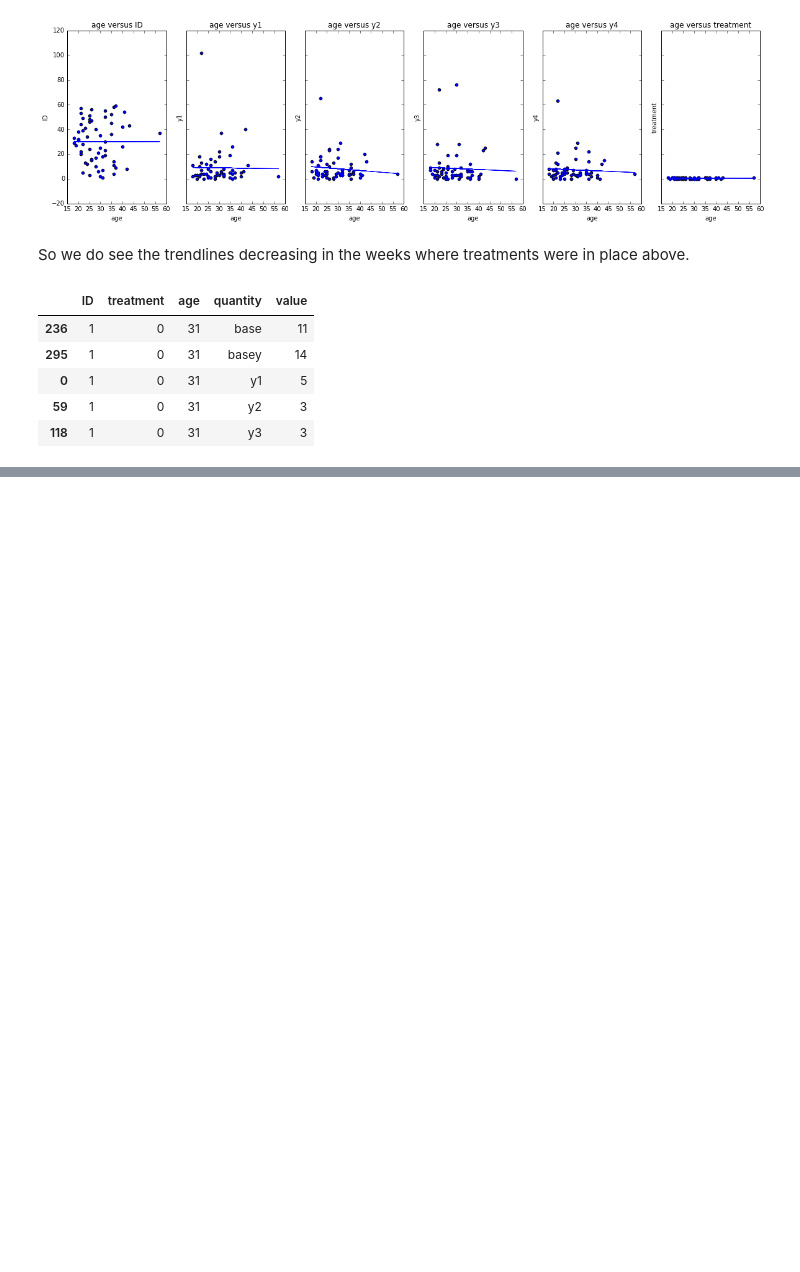
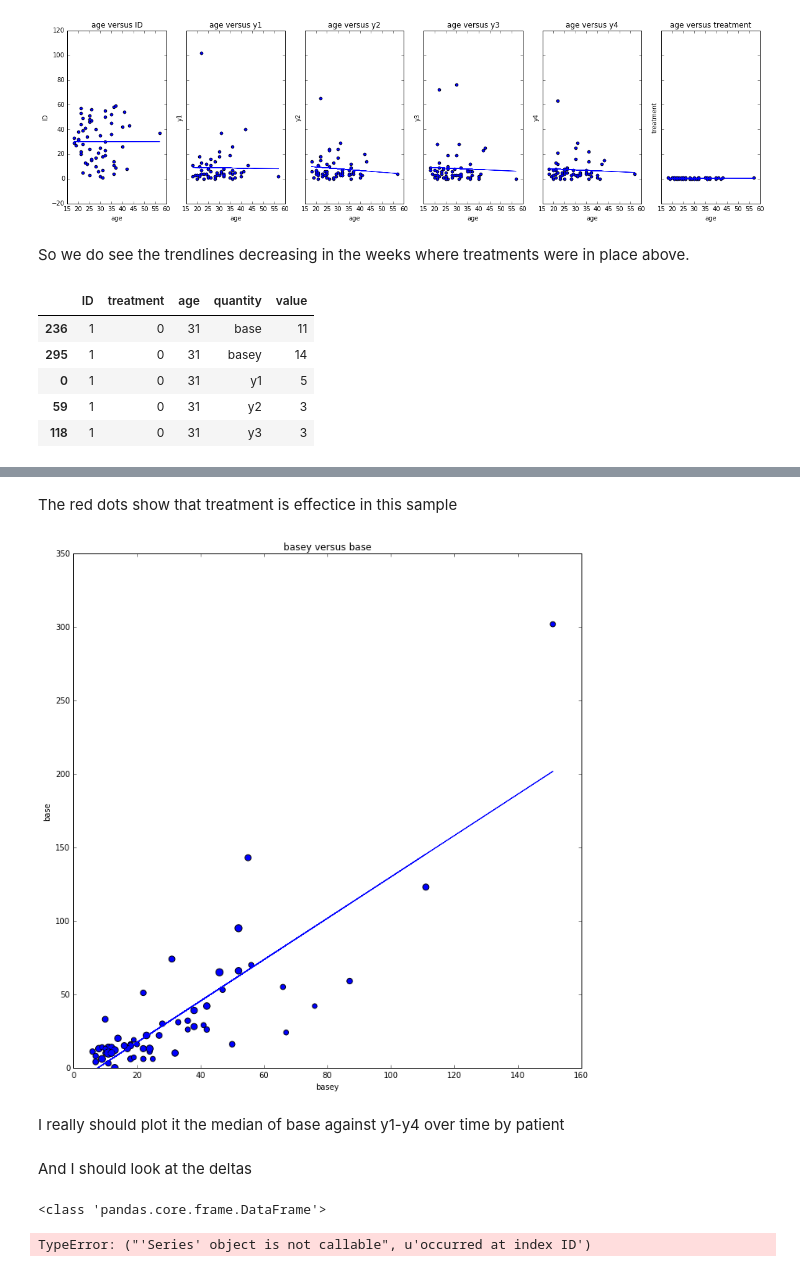
Before and after one commit to harvard-team-pivot/epilepsy-prediction, a Jupyter notebook: Team_Pivot_CS109A_Final_Project_Milestone_3_Sean.ipynb, the cells around one changed output, grey strips where cells are left out. Drawn from its saved outputs; the diff is of its cells as text; code cells hidden in the pictures; blank space fills up the shorter version.

```diff
--- a/Team_Pivot_CS109A_Final_Project_Milestone_3_Sean.ipynb
+++ b/Team_Pivot_CS109A_Final_Project_Milestone_3_Sean.ipynb
@@ -136,0 +138,25 @@ plt.show()
+# %% [markdown]
+The red dots show that treatment is effectice in this sample
+# %%
+fig, ax = plt.subplots(1, 1, sharex=True, sharey=True, figsize=(10,10))
+
+x = seizure_raw['base']
+y = seizure_raw['basey']
+z = seizure_raw['age']
+fit = np.polyfit(x, y, 1)
+fitx = np.poly1d(fit)
+ax.plot(x, y, 'b+', x, fitx(x),'b-')
+ax.set_xlabel(x_column)
+ax.set_ylabel(y_column)
+ax.set_title(x_column + ' versus ' + y_column)
+#   ax.scatter(x,y)
+#Plot age as dot size
+ax.scatter(x, y, s=z*2)
+plt.tight_layout()
+ax.set_ylim(ymin=0)
+ax.set_xlim(xmin=0)
+plt.show()
+# %% [output]
+[figure, added]
+# %% [markdown]
+I really should plot it the median of base against y1-y4 over time by patient
@@ -136,0 +182,12 @@ plt.show()
+# %% [markdown]
+And I should look at the deltas
+# %%
+# deltas_df = pd.DataFramepd.concat([df1['c'], df2['c']], axis=1, keys=['df1', 'df2'])
+print type(seizure_raw)
+deltas_df = pd.concat([seizure_raw['ID'], seizure_raw['y1']], axis=1)
+deltas_df['delta1'] = seizure_raw.apply(seizure_raw['y1']-(seizure_raw['base'])/4)
+# deltas_df['delta1'] = seizure_raw.apply(seizure_raw['y1']-(seizure_raw['base'])/4)
+deltas_df
+# %% [output]
+<class 'pandas.core.frame.DataFrame'>
+TypeError: ("'Series' object is not callable", u'occurred at index ID')
```
Also changed, not shown: parts of 2 cells of this notebook.
